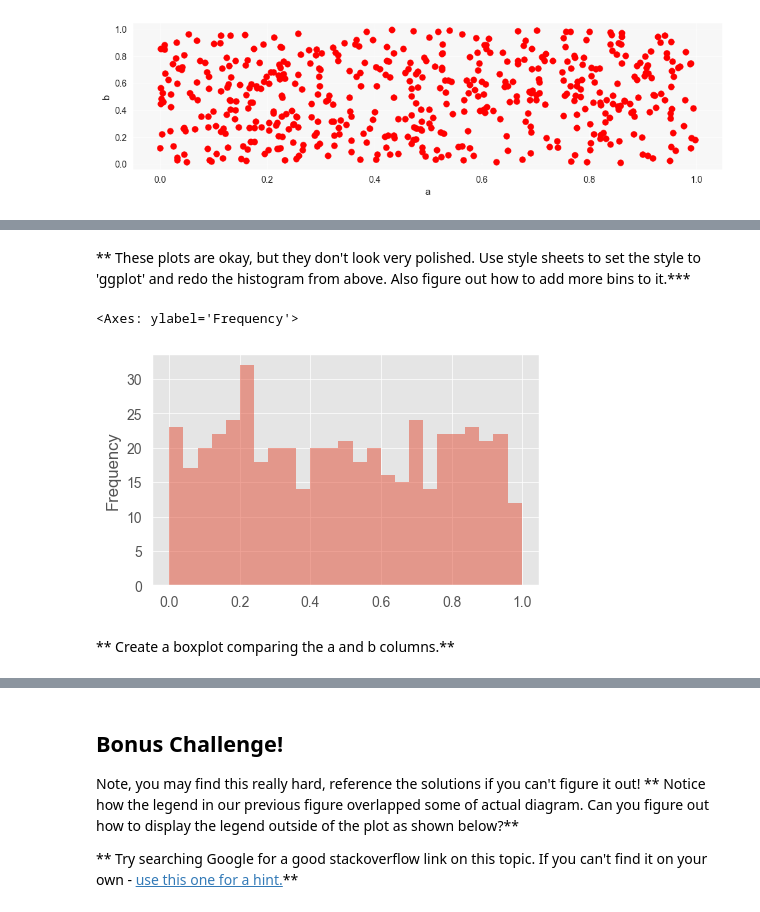
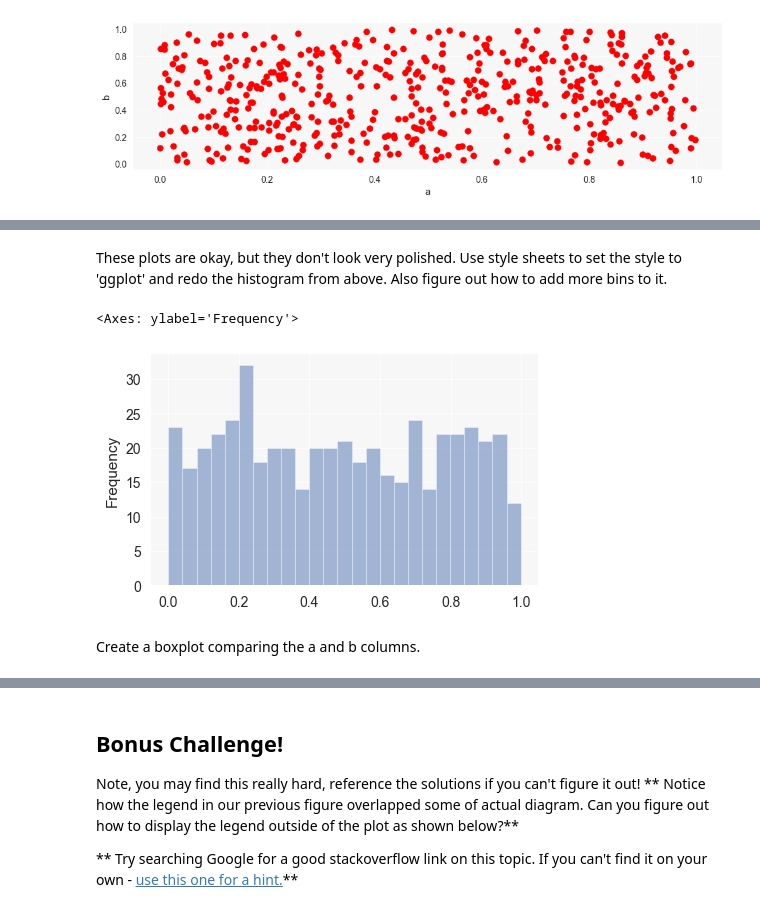
Before and after one commit to tychen742/thinkdsm, a Jupyter notebook: chapters/06-visualization/0603-vis-pd-exercise-solutions.ipynb, the cells around one changed output, grey strips where cells are left out. Cells and saved outputs as stored; diff of their text form; code cells hidden in the pictures.

```diff
--- a/chapters/06-visualization/0603-vis-pd-exercise-solutions.ipynb
+++ b/chapters/06-visualization/0603-vis-pd-exercise-solutions.ipynb
@@ -7,22 +6,22 @@ This is just a quick exercise for you to review the various plots we showed earl
 import pandas as pd
 import matplotlib.pyplot as plt
 df3 = pd.read_csv('../../data/df3')
-%matplotlib inline
+# %matplotlib inline
 
 # plt.style.use('ggplot')  # other styles: https://matplotlib.org/3.1.1/gallery/style_sheets/style_sheets_reference.html
 # plt.style.use('fivethirtyeight')
 plt.style.use('seaborn-v0_8')
 plt.rcParams['axes.facecolor'] = '#f7f7f7'
 # plt.rcParams['grid.color'] = 'lightgray'
-plt.rcParams['grid.linewidth'] = .5
+plt.rcParams['grid.linewidth'] = 0.5
 # plt.rcParams['grid.linestyle'] = '--'
 # plt.rcParams['figure.facecolor'] = 'white'
-# plt.rcParams['figure.edgecolor'] = 'white'
+plt.rcParams['figure.edgecolor'] = 'white'
 # plt.rcParams['figure.figsize'] = (10, 6)
 plt.rcParams['figure.figsize'] = (5, 3)
 # plt.rcParams['font.size'] = 12
 # plt.rcParams['axes.titlesize'] = 14
-plt.rcParams['axes.titlesize'] = 10
+# plt.rcParams['axes.titlesize'] = 10
 # plt.rcParams['axes.labelsize'] = 12
 # plt.rcParams['xtick.labelsize'] = 10
 # plt.rcParams['ytick.labelsize'] = 10
@@ -88,11 +89,12 @@ df3['a'].plot.hist()
 # %% [markdown]
-** These plots are okay, but they don't look very polished. Use style sheets to set the style to 'ggplot' and redo the histogram from above. Also figure out how to add more bins to it.***
+These plots are okay, but they don't look very polished. Use style sheets to set the style to 'ggplot' and redo the histogram from above. Also figure out how to add more bins to it.
 # %%
-plt.style.use('ggplot')
+# plt.style.use('ggplot')
 # %%
-df3['a'].plot.hist(alpha=0.5,bins=25)
+# df3['a'].plot.hist(alpha=0.5,bins=25)
+df3['a'].plot.hist(alpha=0.5,bins=25, edgecolor='white', linewidth=0.5)
 # %% [output]
 <Axes: ylabel='Frequency'>
-[figure, old version]
+[figure, new version]
 # %% [markdown]
-** Create a boxplot comparing the a and b columns.**
+Create a boxplot comparing the a and b columns.
```
Also changed, not shown: parts of 18 cells of this notebook, 3 other files.
